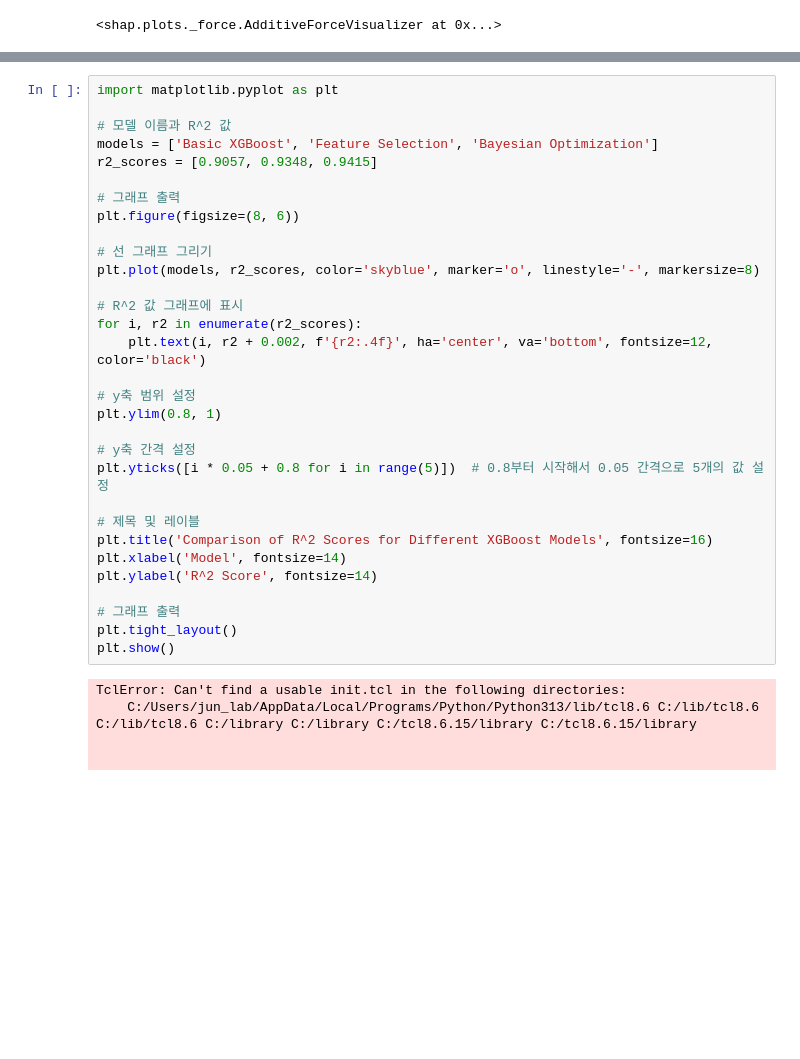
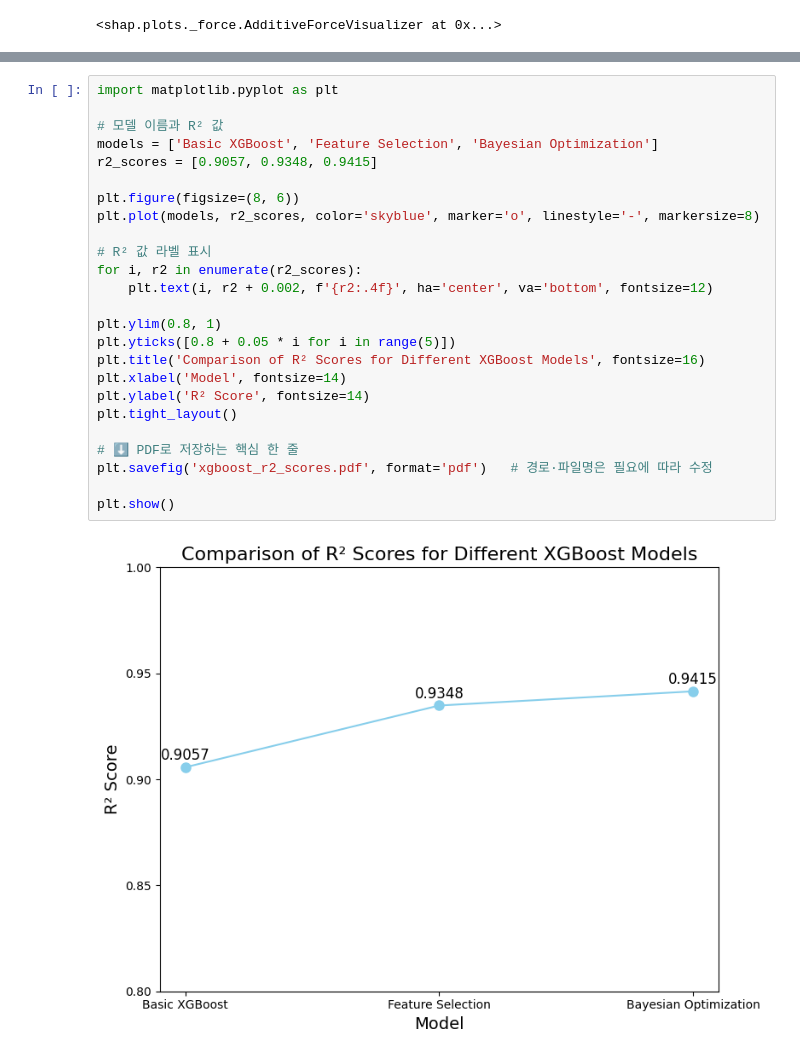
Before and after one commit to kosb123/Punching-shear, a Jupyter notebook: 코드/final_date.ipynb, the cells around one changed output, grey strips where cells are left out. Cells and saved outputs as stored; diff of their text form; blank space fills up the shorter version.

```diff
--- a/코드/final_date.ipynb
+++ b/코드/final_date.ipynb
@@ -711,36 +697,27 @@ R^2: 0.9415
 # %%
 import matplotlib.pyplot as plt
 
-# 모델 이름과 R^2 값
+# 모델 이름과 R² 값
 models = ['Basic XGBoost', 'Feature Selection', 'Bayesian Optimization']
 r2_scores = [0.9057, 0.9348, 0.9415]
 
-# 그래프 출력
 plt.figure(figsize=(8, 6))
-
-# 선 그래프 그리기
 plt.plot(models, r2_scores, color='skyblue', marker='o', linestyle='-', markersize=8)
 
-# R^2 값 그래프에 표시
+# R² 값 라벨 표시
 for i, r2 in enumerate(r2_scores):
-    plt.text(i, r2 + 0.002, f'{r2:.4f}', ha='center', va='bottom', fontsize=12, color='black')
+    plt.text(i, r2 + 0.002, f'{r2:.4f}', ha='center', va='bottom', fontsize=12)
 
-# y축 범위 설정
 plt.ylim(0.8, 1)
+plt.yticks([0.8 + 0.05 * i for i in range(5)])
+plt.title('Comparison of R² Scores for Different XGBoost Models', fontsize=16)
+plt.xlabel('Model', fontsize=14)
+plt.ylabel('R² Score', fontsize=14)
+plt.tight_layout()
 
-# y축 간격 설정
-plt.yticks([i * 0.05 + 0.8 for i in range(5)])  # 0.8부터 시작해서 0.05 간격으로 5개의 값 설정
+# ⬇️ PDF로 저장하는 핵심 한 줄
+plt.savefig('xgboost_r2_scores.pdf', format='pdf')   # 경로·파일명은 필요에 따라 수정
 
-# 제목 및 레이블
-plt.title('Comparison of R^2 Scores for Different XGBoost Models', fontsize=16)
-plt.xlabel('Model', fontsize=14)
-plt.ylabel('R^2 Score', fontsize=14)
-
-# 그래프 출력
-plt.tight_layout()
 plt.show()
 # %% [output]
-TclError: Can't find a usable init.tcl in the following directories:
-    C:/Users/jun_lab/AppData/Local/Programs/Python/Python313/lib/tcl8.6 C:/lib/tcl8.6 C:/lib/tcl8.6 C:/library C:/library C:/tcl8.6.15/library C:/tcl8.6.15/library
-
-
+[figure, added]
```
Also changed, not shown: parts of 1 cell of this notebook, 2 other files.
